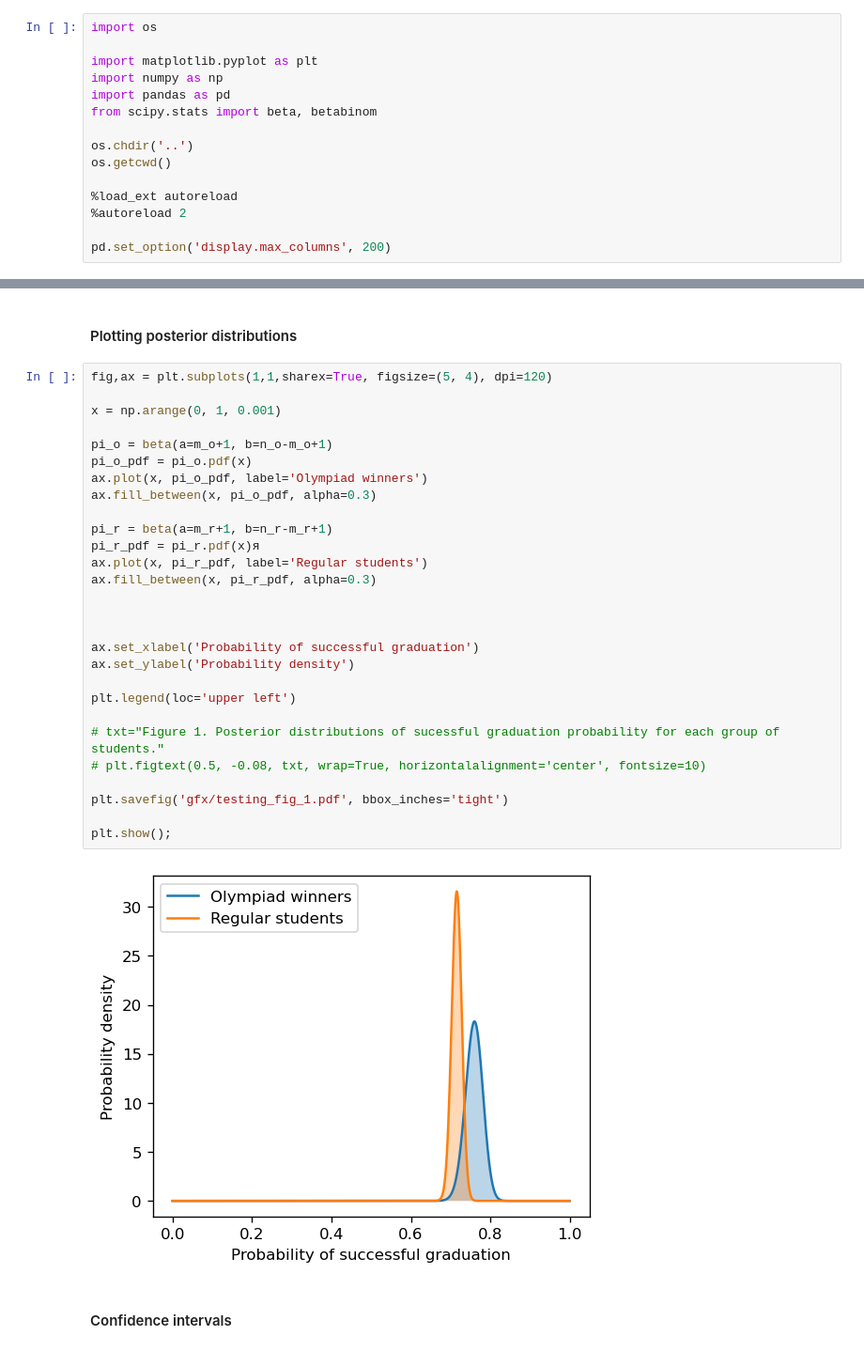
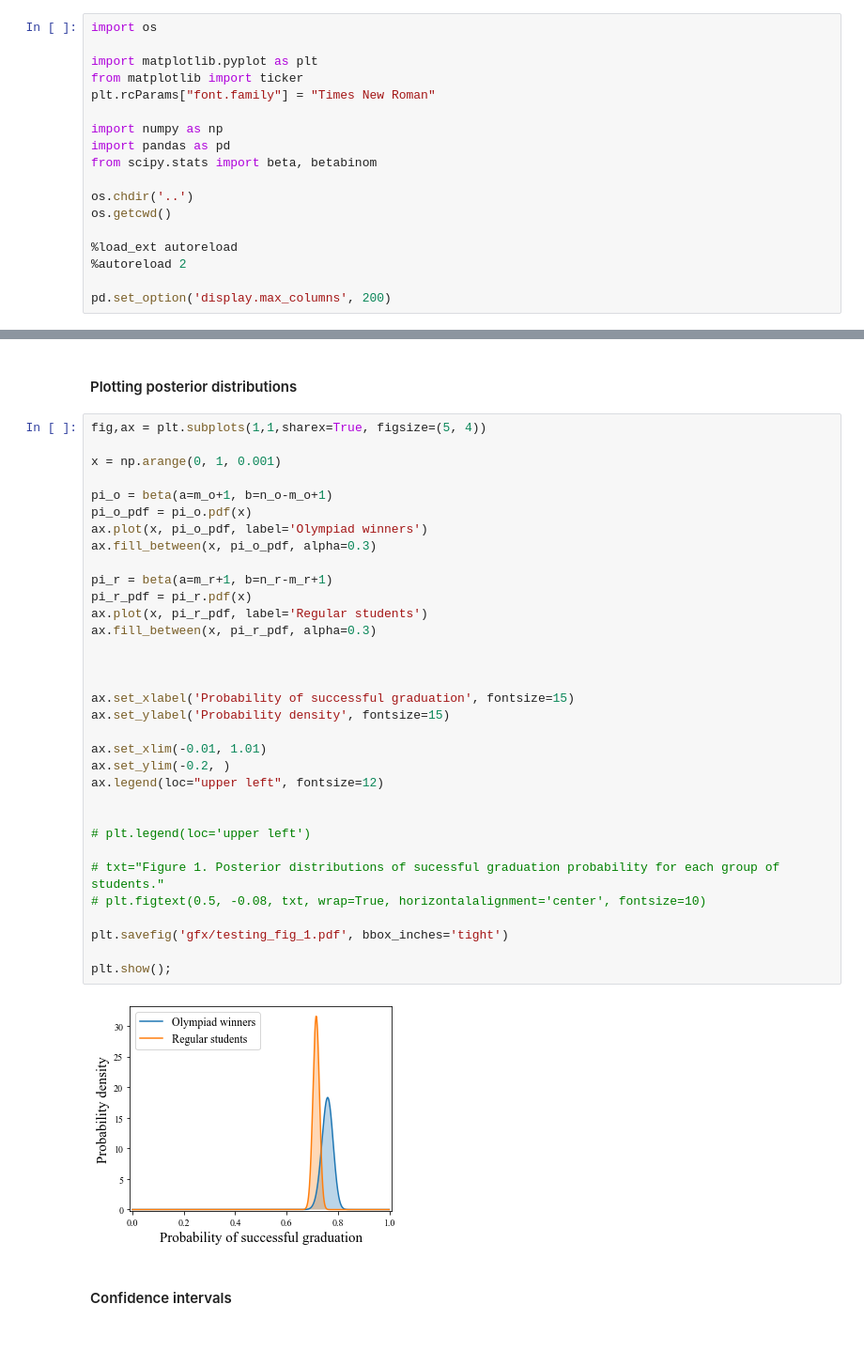
Before and after one commit to kortukov/learning_analytics, a Jupyter notebook: experiments/2_statistical_testing.ipynb, the cells around one changed output, grey strips where cells are left out. Shown at 94% size. Saved outputs shown, nothing was run; the diff lists cells and outputs as text.

```diff
--- a/experiments/2_statistical_testing.ipynb
+++ b/experiments/2_statistical_testing.ipynb
@@ -101,6 +101,9 @@ The second possible limitation lies in the assumption of modeling each student g
 import os
 
 import matplotlib.pyplot as plt
+from matplotlib import ticker
+plt.rcParams["font.family"] = "Times New Roman"
+
 import numpy as np
 import pandas as pd
 from scipy.stats import beta, betabinom
@@ -171,35 +174,40 @@ pi_hat_r
 # %% [markdown]
 #### Plotting posterior distributions
 # %%
-fig,ax = plt.subplots(1,1,sharex=True, figsize=(5, 4), dpi=120)
+fig,ax = plt.subplots(1,1,sharex=True, figsize=(5, 4))
 
 x = np.arange(0, 1, 0.001)
 
 pi_o = beta(a=m_o+1, b=n_o-m_o+1)
 pi_o_pdf = pi_o.pdf(x)
 ax.plot(x, pi_o_pdf, label='Olympiad winners')
 ax.fill_between(x, pi_o_pdf, alpha=0.3)
 
 pi_r = beta(a=m_r+1, b=n_r-m_r+1)
-pi_r_pdf = pi_r.pdf(x)я
+pi_r_pdf = pi_r.pdf(x)
 ax.plot(x, pi_r_pdf, label='Regular students')
 ax.fill_between(x, pi_r_pdf, alpha=0.3)
 
 
 
-ax.set_xlabel('Probability of successful graduation')
-ax.set_ylabel('Probability density')
+ax.set_xlabel('Probability of successful graduation', fontsize=15)
+ax.set_ylabel('Probability density', fontsize=15)
 
-plt.legend(loc='upper left')
+ax.set_xlim(-0.01, 1.01)
+ax.set_ylim(-0.2, )
+ax.legend(loc="upper left", fontsize=12)
+
+
+# plt.legend(loc='upper left')
 
 # txt="Figure 1. Posterior distributions of sucessful graduation probability for each group of students."
 # plt.figtext(0.5, -0.08, txt, wrap=True, horizontalalignment='center', fontsize=10)
 
 plt.savefig('gfx/testing_fig_1.pdf', bbox_inches='tight')
 
 plt.show();
 # %% [output]
-[figure, old version]
+[figure, new version]
 # %% [markdown]
 #### Confidence intervals
 # %%
```
Also changed, not shown: parts of 2 cells of this notebook, 13 other files.
